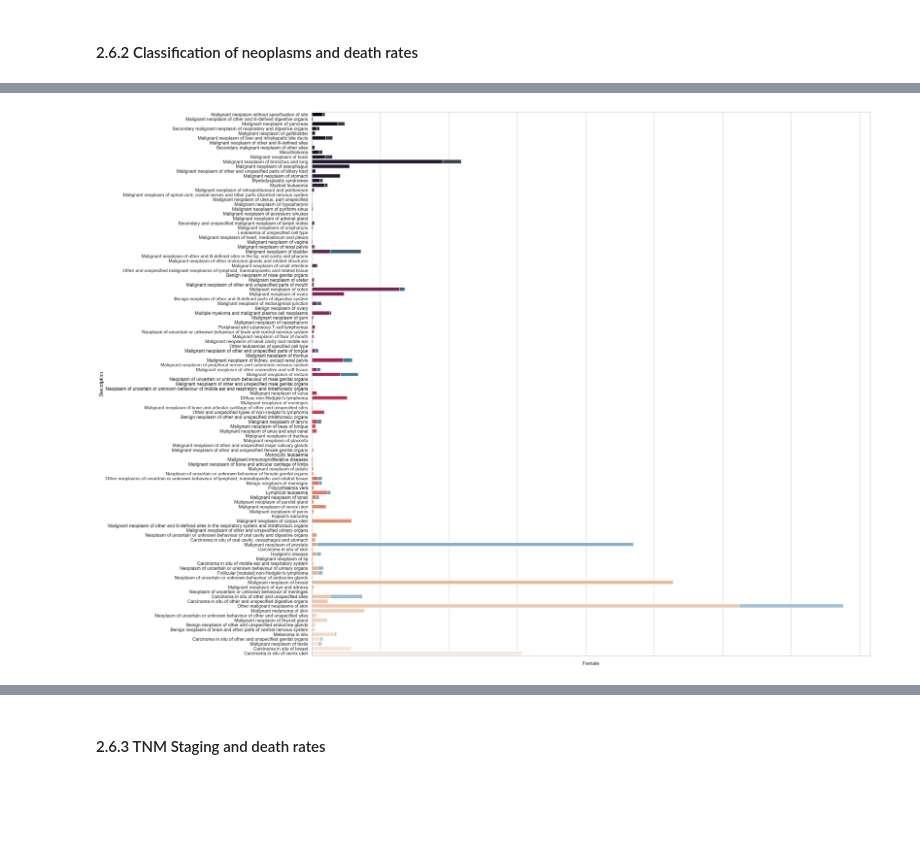
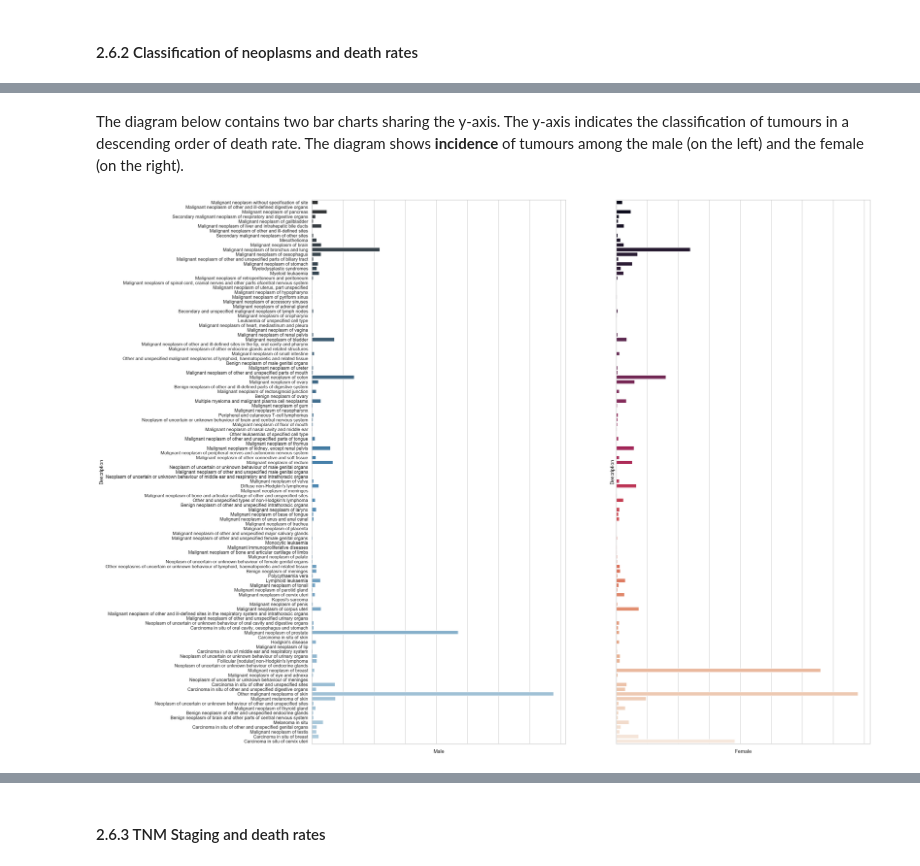
Before and after one commit to c-chen-ed5557/englishhealthdata, a Jupyter notebook: Assignment_2.ipynb, the cells around one changed output, grey strips where cells are left out. Saved outputs shown, nothing was run; the diff lists cells and outputs as text; code cells hidden in the pictures; blank space fills up the shorter version.

Commit message:
add descriptions

```diff
--- a/Assignment_2.ipynb
+++ b/Assignment_2.ipynb
@@ -235,4 +240,3 @@ death_causes_series = pd.Series(death_causes)
 # %%
-# dc_not_coded = death_causes_series[np.where(death_causes_series.index.map(len) >= 5)[0]]
-# dc_not_coded.index
-# [re.match(icd_pattern, code) for code in death_causes_series.index]
+dc_not_coded = death_causes_series[np.where(death_causes_series.index.map(len) >= 5)[0]]
+dc_not_coded.index
@@ -240,0 +295,9 @@ death_causes_series = pd.Series(death_causes)
+# %%
+# Turn the vital status data into Pandas Timestamp.
+patient['VITALSTATUSDATE'] = pd.to_datetime(patient['VITALSTATUSDATE'])
+
+# Check the dtype of this column after conversion.
+print(patient['VITALSTATUSDATE'].describe())
+
+# Drop the rows with an error on date by comparing with another Timestamp.
+patient.drop(patient[patient['VITALSTATUSDATE'] < pd.Timestamp('2000-01-01 00:00:00')].index, inplace=True)
@@ -385,0 +530,3 @@ types_of_cancer_3CHAR.sort_values('Code').sort_values('Death Rate', ascending=Tr
+# %%
+# Add a column to separate the tumours into two types 'C' and 'D', namely malignant and benign tumours.
+types_of_cancer_3CHAR.insert(column='Type', value=[x[0][0] if x[0] != '' else '' for x in types_of_cancer_3CHAR.values], loc=4)
@@ -396,7 +560,7 @@ plt.show()
 # %%
 def calculate_site_by_sex(site_code_3CHAR):
     """
-    This function calculates the death rate of the given neoplasm.
+    This function calculates the amounts of the given tumour in both sex groups.
     :param site_code_3CHAR: string
     :return: float
     """
@@ -407,16 +571,20 @@ def calculate_site_by_sex(site_code_3CHAR):
     else:
         return [0, 0]
 
+# Join the amounts of tumours in both sex groups with the original dataframe
 amount_by_sex = pd.DataFrame({
     'Male': [x[0] for x in types_of_cancer_3CHAR['Code'].map(calculate_site_by_sex).values],
-    'Female': [x[1] for x in types_of_cancer_3CHAR['Code'].map(calculate_site_by_sex).values]});
+    'Female': [x[1] for x in types_of_cancer_3CHAR['Code'].map(calculate_site_by_sex).values]})
 
 types_of_cancer_3CHAR = types_of_cancer_3CHAR.join(amount_by_sex)
+# %% [markdown]
+The diagram below contains two bar charts sharing the y-axis. The y-axis indicates the classification of tumours in a descending order of death rate. The diagram shows **incidence** of tumours among the male (on the left) and the female (on the right).
 # %%
-f2, axes2 = plt.subplots(1, 1, figsize=(24, 24), dpi=144, sharey=True)
-types_of_neoplasms_by_sex = sns.barplot(data=types_of_cancer_3CHAR.sort_values('Death Rate', ascending=False), x='Male', y='Description', ax=axes2, palette='Blues_d')
-types_of_neoplasms_by_sex = sns.barplot(data=types_of_cancer_3CHAR.sort_values('Death Rate', ascending=False), x='Female', y='Description', ax=axes2, palette='rocket')
-axes2.set_xticklabels(axes2.get_xticklabels(), rotation=90)
+f2, axes2 = plt.subplots(1, 2, figsize=(24, 24), dpi=144, sharey=True)
+types_of_neoplasms_by_sex = sns.barplot(data=types_of_cancer_3CHAR.sort_values('Death Rate', ascending=False), x='Male', y='Description', ax=axes2[0], palette='Blues_d')
+types_of_neoplasms_by_sex = sns.barplot(data=types_of_cancer_3CHAR.sort_values('Death Rate', ascending=False), x='Female', y='Description', ax=axes2[1], palette='rocket')
+axes2[0].set_xticklabels(axes2[0].get_xticklabels(), rotation=90)
+axes2[1].set_xticklabels(axes2[1].get_xticklabels(), rotation=90)
 plt.show()
 # %% [output]
-[figure, old version]
+[figure, new version]
```
Also changed, not shown: parts of 50 cells of this notebook, 1 other file.
